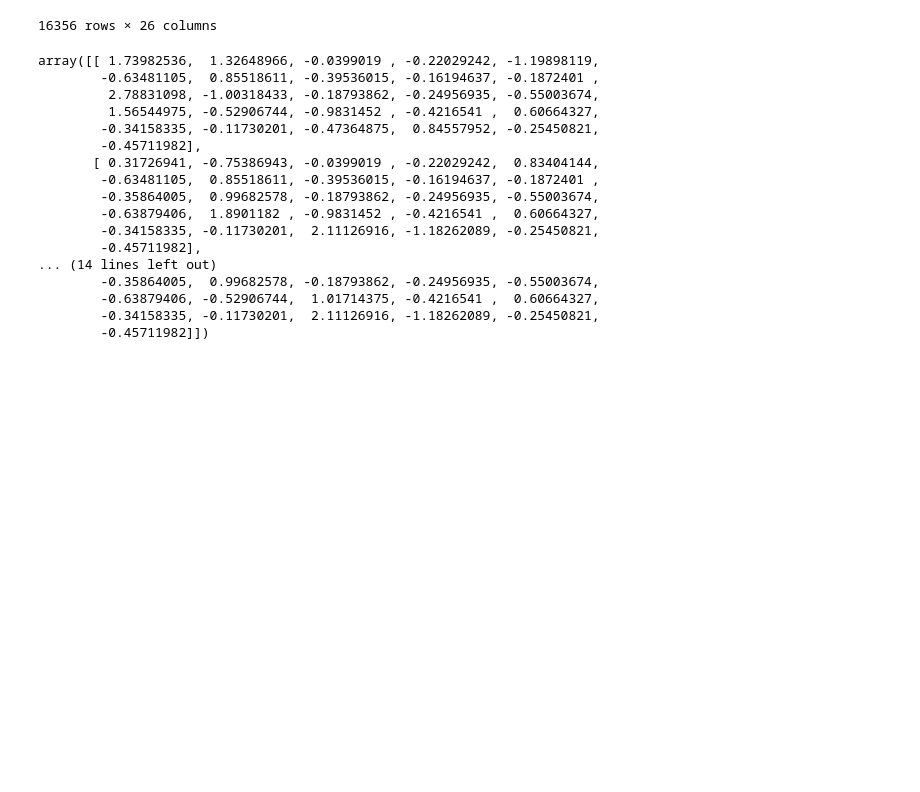
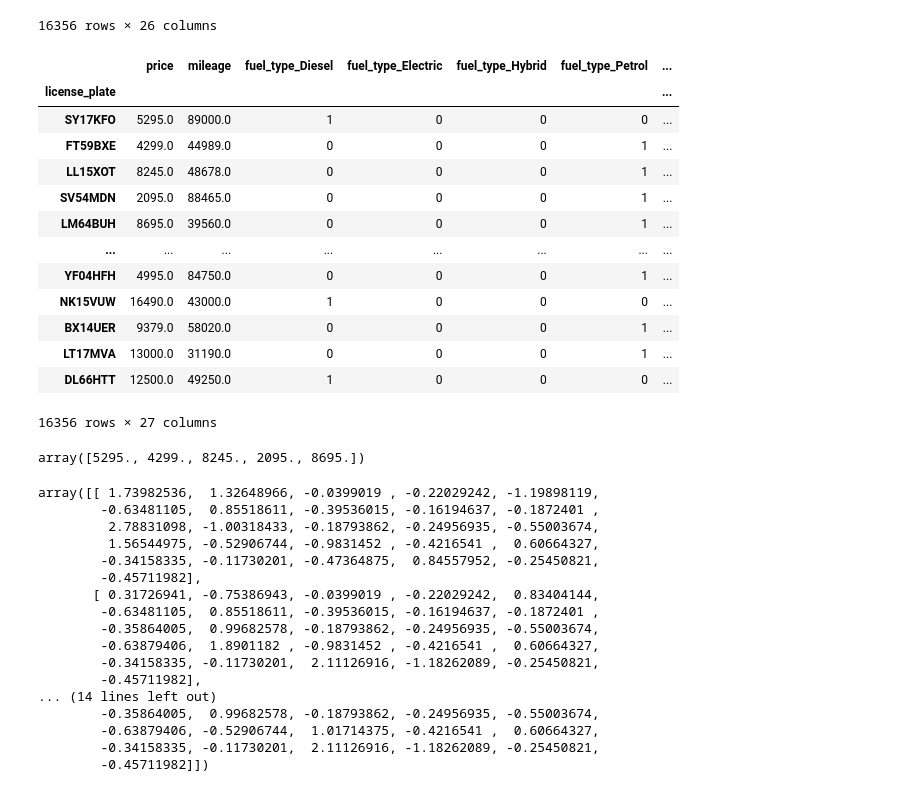
Before and after one commit to DoraYSun/Machine-Learning-AA, a Jupyter notebook: ML_AA.ipynb, the cells around one changed output. Cells and saved outputs as stored; diff of their text form; code cells hidden in the pictures; blank space fills up the shorter version.

Commit message:
Adds AAdatabase to select features and label.

```diff
--- a/ML_AA.ipynb
+++ b/ML_AA.ipynb
@@ -537,3 +527,5 @@ df.head(10)
+# %%
+df = pd.read_csv('Pre-processed Data.csv', index_col=0)
 # %%
 dummy_df = df[['fuel_type', 'transmission', 'body_type', 'car_tier', 'engine_tier', 'year_band']]
 # %%
@@ -555,4 +547,29 @@ Feature
 | LT17MVA | 31190.0 | 0 | 0 | 0 | 1 | ... |
 | DL66HTT | 49250.0 | 1 | 0 | 0 | 0 | ... |
 16356 rows × 26 columns
+# %%
+car_df = pd.concat([df['price'], Feature], axis=1)
+car_df
+# %% [output]
+|  | price | mileage | fuel_type_Diesel | fuel_type_Electric | fuel_type_Hybrid | fuel_type_Petrol | ... |
+| license_plate |  |  |  |  |  |  | ... |
+| SY17KFO | 5295.0 | 89000.0 | 1 | 0 | 0 | 0 | ... |
+| FT59BXE | 4299.0 | 44989.0 | 0 | 0 | 0 | 1 | ... |
+| LL15XOT | 8245.0 | 48678.0 | 0 | 0 | 0 | 1 | ... |
+| SV54MDN | 2095.0 | 88465.0 | 0 | 0 | 0 | 1 | ... |
+| LM64BUH | 8695.0 | 39560.0 | 0 | 0 | 0 | 1 | ... |
+| ... | ... | ... | ... | ... | ... | ... | ... |
+| YF04HFH | 4995.0 | 84750.0 | 0 | 0 | 0 | 1 | ... |
+| NK15VUW | 16490.0 | 43000.0 | 1 | 0 | 0 | 0 | ... |
+| BX14UER | 9379.0 | 58020.0 | 0 | 0 | 0 | 1 | ... |
+| LT17MVA | 13000.0 | 31190.0 | 0 | 0 | 0 | 1 | ... |
+| DL66HTT | 12500.0 | 49250.0 | 1 | 0 | 0 | 0 | ... |
+16356 rows × 27 columns
+# %%
+# feature selection
+X = Feature
+y = car_df['price'].values
+y[0:5]
+# %% [output]
+array([5295., 4299., 8245., 2095., 8695.])
 # %%
```
Also changed, not shown: parts of 9 cells of this notebook, 4 other files.
